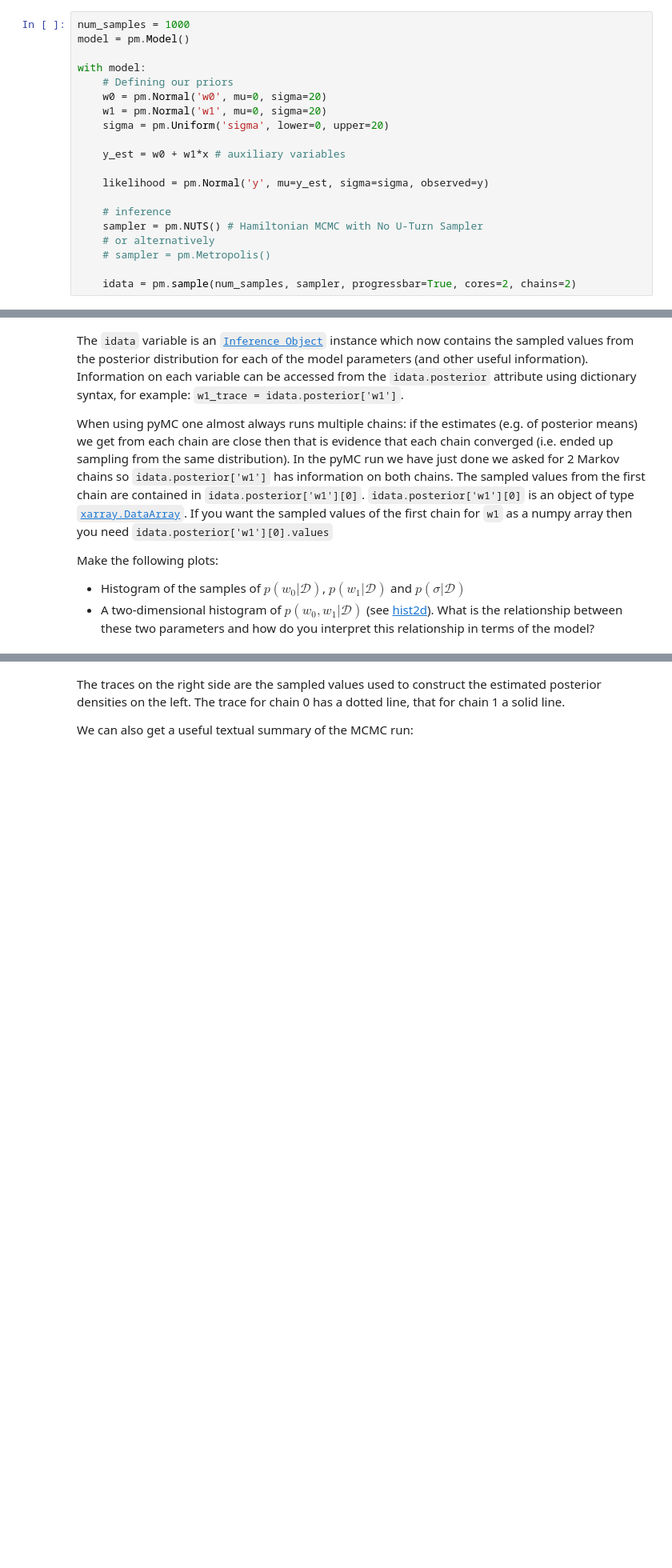
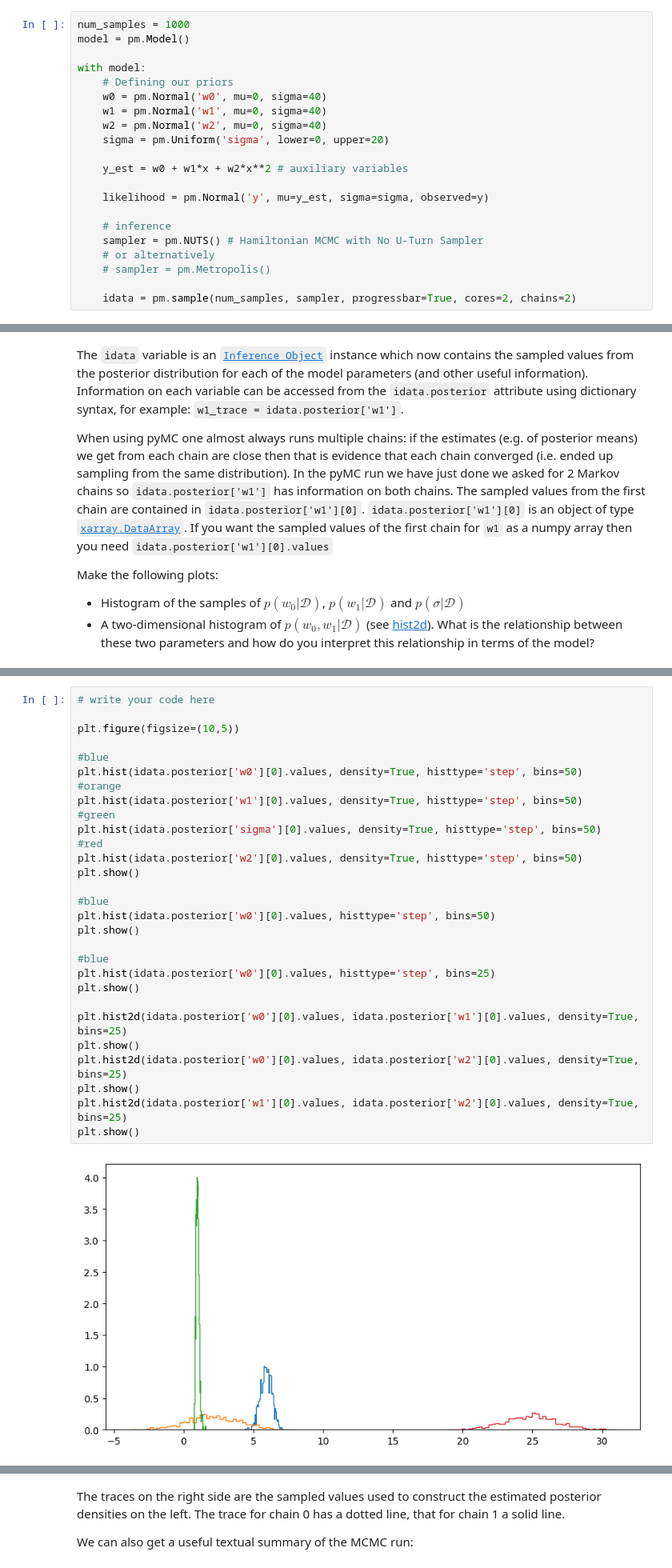
Before and after one commit to NunoAlberto/ML-Labs, a Jupyter notebook: lab3/lab3-Bayesian_Networks_MCMC_PyMC3.ipynb, the cells around one changed output, grey strips where cells are left out. Shown at 80% size. Drawn from its saved outputs; the diff is of its cells as text; blank space fills up the shorter version.

```diff
--- a/lab3/lab3-Bayesian_Networks_MCMC_PyMC3.ipynb
+++ b/lab3/lab3-Bayesian_Networks_MCMC_PyMC3.ipynb
@@ -179,11 +286,12 @@ model = pm.Model()
 
 with model:
     # Defining our priors
-    w0 = pm.Normal('w0', mu=0, sigma=20)
-    w1 = pm.Normal('w1', mu=0, sigma=20)
+    w0 = pm.Normal('w0', mu=0, sigma=40)
+    w1 = pm.Normal('w1', mu=0, sigma=40)
+    w2 = pm.Normal('w2', mu=0, sigma=40)
     sigma = pm.Uniform('sigma', lower=0, upper=20)
 
-    y_est = w0 + w1*x # auxiliary variables
+    y_est = w0 + w1*x + w2*x**2 # auxiliary variables
 
     likelihood = pm.Normal('y', mu=y_est, sigma=sigma, observed=y)
 
@@ -205,0 +317,31 @@ Make the following plots:
+# %%
+# write your code here
+
+plt.figure(figsize=(10,5))
+
+#blue
+plt.hist(idata.posterior['w0'][0].values, density=True, histtype='step', bins=50)
+#orange
+plt.hist(idata.posterior['w1'][0].values, density=True, histtype='step', bins=50)
+#green
+plt.hist(idata.posterior['sigma'][0].values, density=True, histtype='step', bins=50)
+#red
+plt.hist(idata.posterior['w2'][0].values, density=True, histtype='step', bins=50)
+plt.show()
+
+#blue
+plt.hist(idata.posterior['w0'][0].values, histtype='step', bins=50)
+plt.show()
+
+#blue
+plt.hist(idata.posterior['w0'][0].values, histtype='step', bins=25)
+plt.show()
+
+plt.hist2d(idata.posterior['w0'][0].values, idata.posterior['w1'][0].values, density=True, bins=25)
+plt.show()
+plt.hist2d(idata.posterior['w0'][0].values, idata.posterior['w2'][0].values, density=True, bins=25)
+plt.show()
+plt.hist2d(idata.posterior['w1'][0].values, idata.posterior['w2'][0].values, density=True, bins=25)
+plt.show()
+# %% [output]
+[figure, added]
```
Also changed, not shown: parts of 18 cells of this notebook, 1 other file.
